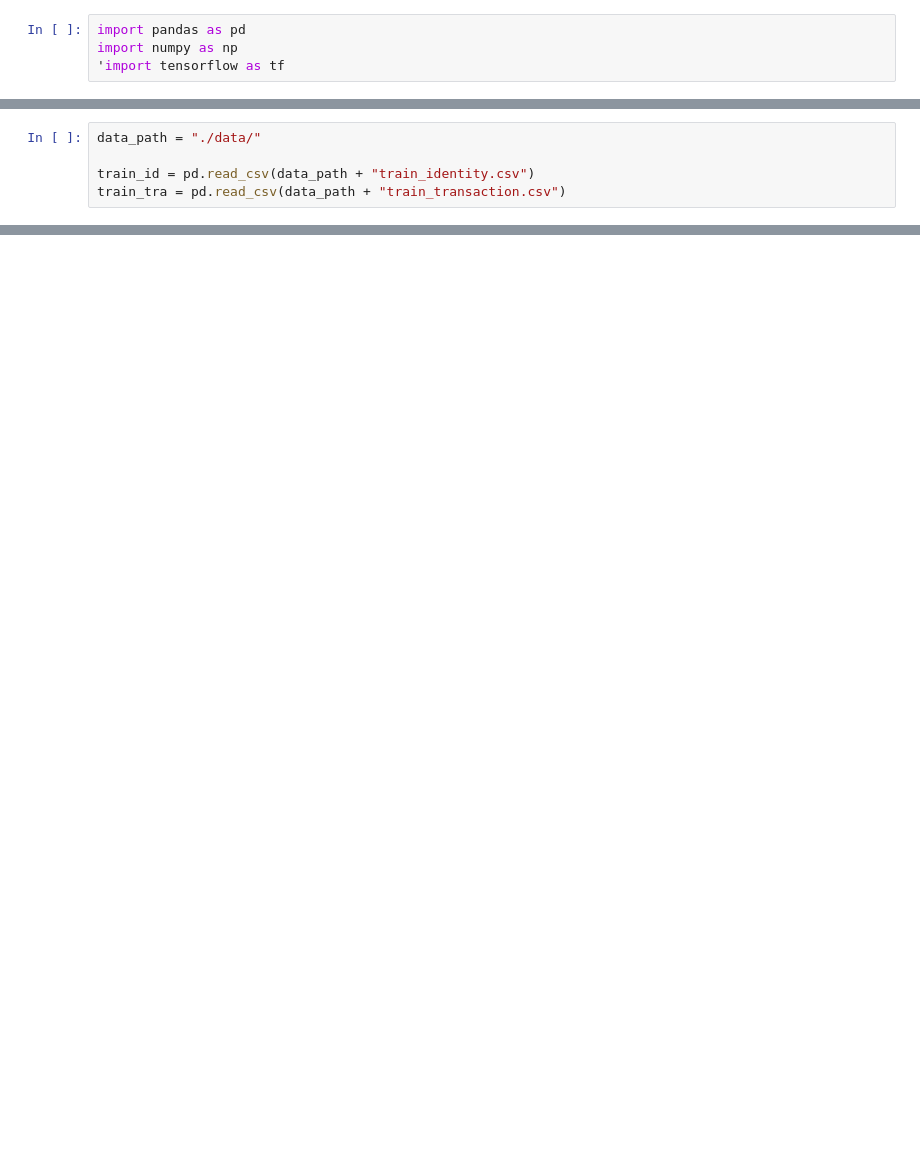
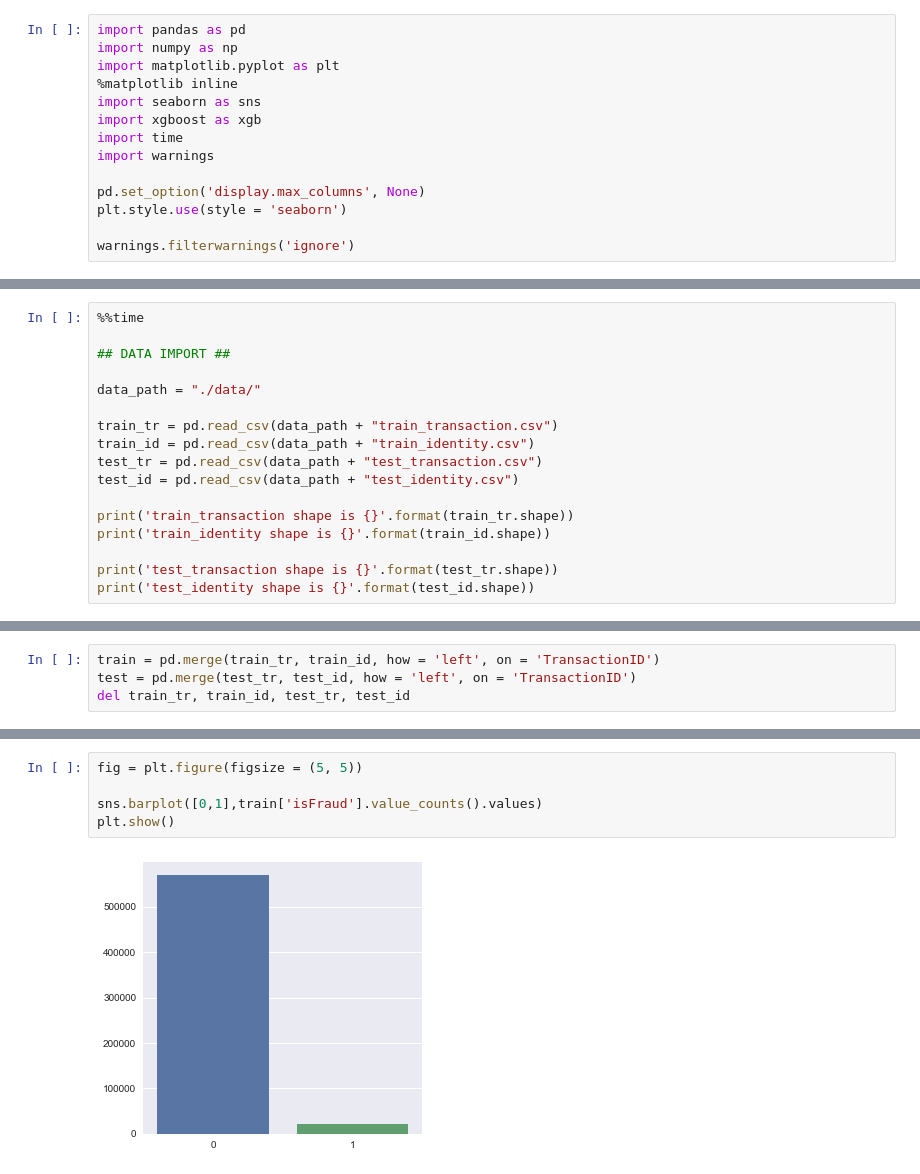
Before and after one commit to L501xgab/fraud-detect, a Jupyter notebook: fraud_detector.ipynb, the cells around one changed output, grey strips where cells are left out. Saved outputs shown, nothing was run; the diff lists cells and outputs as text; blank space fills up the shorter version.

```diff
--- a/fraud_detector.ipynb
+++ b/fraud_detector.ipynb
@@ -1,4 +1,14 @@
 # %%
 import pandas as pd
 import numpy as np
-'import tensorflow as tf
+import matplotlib.pyplot as plt
+%matplotlib inline
+import seaborn as sns
+import xgboost as xgb
+import time
+import warnings
+
+pd.set_option('display.max_columns', None)
+plt.style.use(style = 'seaborn')
+
+warnings.filterwarnings('ignore')
@@ -8,5 +15,17 @@ import numpy as np
 # %%
+%%time
+
+## DATA IMPORT ##
+
 data_path = "./data/"
 
+train_tr = pd.read_csv(data_path + "train_transaction.csv")
 train_id = pd.read_csv(data_path + "train_identity.csv")
-train_tra = pd.read_csv(data_path + "train_transaction.csv")
+test_tr = pd.read_csv(data_path + "test_transaction.csv")
+test_id = pd.read_csv(data_path + "test_identity.csv")
+
+print('train_transaction shape is {}'.format(train_tr.shape))
+print('train_identity shape is {}'.format(train_id.shape))
+
+print('test_transaction shape is {}'.format(test_tr.shape))
+print('test_identity shape is {}'.format(test_id.shape))
@@ -20,0 +74,4 @@ test_tra.head()
+# %%
+train = pd.merge(train_tr, train_id, how = 'left', on = 'TransactionID')
+test = pd.merge(test_tr, test_id, how = 'left', on = 'TransactionID')
+del train_tr, train_id, test_tr, test_id
@@ -20,0 +148,7 @@ test_tra.head()
+# %%
+fig = plt.figure(figsize = (5, 5))
+
+sns.barplot([0,1],train['isFraud'].value_counts().values)
+plt.show()
+# %% [output]
+[figure, added]
```
Also changed, not shown: parts of 28 cells of this notebook.
